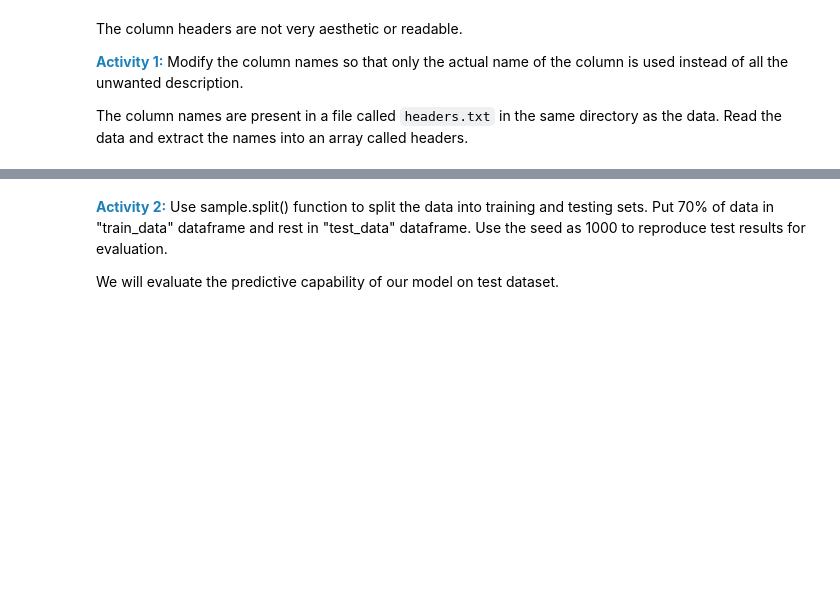
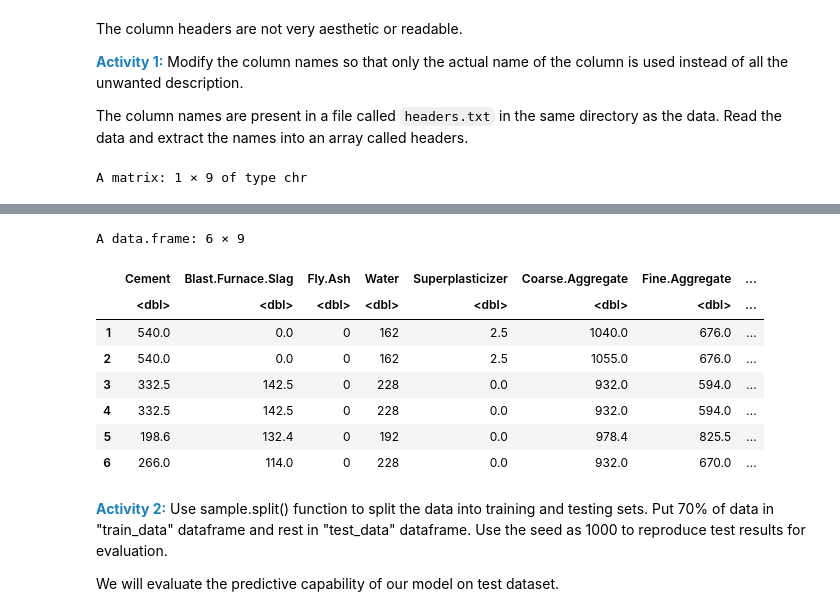
Before and after one commit to SteeltownRiot/DSA, a Jupyter notebook: DSA-7020 Stats for Data Analysis/Module 5 - Regression/Exercises/Exercises_Linear_Regression.ipynb, the cells around one changed output, grey strips where cells are left out. Saved outputs shown, nothing was run; the diff lists cells and outputs as text; code cells hidden in the pictures; blank space fills up the shorter version.

```diff
--- a/DSA-7020 Stats for Data Analysis/Module 5 - Regression/Exercises/Exercises_Linear_Regression.ipynb
+++ b/DSA-7020 Stats for Data Analysis/Module 5 - Regression/Exercises/Exercises_Linear_Regression.ipynb
@@ -22,0 +31,20 @@ The column names are present in a file called `headers.txt` in the same director
+# %%
+# Your code for activity 1 goes here..
+#require(plyr)
+options(repr.plot.width = 16, repr.plot.height = 12)
+
+dat <- read.table("/dsa/data/all_datasets/concrete/headers.txt", header = FALSE, sep = "-", dec = ".")
+
+drop <- c("V2","V3","V4","V5","V6","V7")
+dat <- dat[,!(names(dat) %in% drop)]
+cols <- t(dat)
+cols
+#cols <- strsplit(cols, "\\(")
+#ldply(cols)
+cols <- gsub("\\s*\\([^\\)]+\\) ","",as.character(cols))
+cols <- trimws(cols)
+headers <- make.names(cols,unique = FALSE,allow_ = TRUE)
+colnames(concrete_data) <- headers
+head(concrete_data)
+# %% [output]
+A matrix: 1 × 9 of type chr
@@ -23,3 +52,12 @@ The column names are present in a file called `headers.txt` in the same director
+A data.frame: 6 × 9
+|  | Cement | Blast.Furnace.Slag | Fly.Ash | Water | Superplasticizer | Coarse.Aggregate | Fine.Aggregate | ... |
+|  | <dbl> | <dbl> | <dbl> | <dbl> | <dbl> | <dbl> | <dbl> | ... |
+| 1 | 540.0 | 0.0 | 0 | 162 | 2.5 | 1040.0 | 676.0 | ... |
+| 2 | 540.0 | 0.0 | 0 | 162 | 2.5 | 1055.0 | 676.0 | ... |
+| 3 | 332.5 | 142.5 | 0 | 228 | 0.0 | 932.0 | 594.0 | ... |
+| 4 | 332.5 | 142.5 | 0 | 228 | 0.0 | 932.0 | 594.0 | ... |
+| 5 | 198.6 | 132.4 | 0 | 192 | 0.0 | 978.4 | 825.5 | ... |
+| 6 | 266.0 | 114.0 | 0 | 228 | 0.0 | 932.0 | 670.0 | ... |
 # %% [markdown]
 <span style="color:#1d80ba; font-size:14px; font-weight:700">Activity 2:</span> Use sample.split() function to split the data into training and testing sets. Put 70% of data in "train_data" dataframe and rest in "test_data" dataframe. Use the seed as 1000 to reproduce test results for evaluation.
 
```
Also changed, not shown: parts of 12 cells of this notebook.
